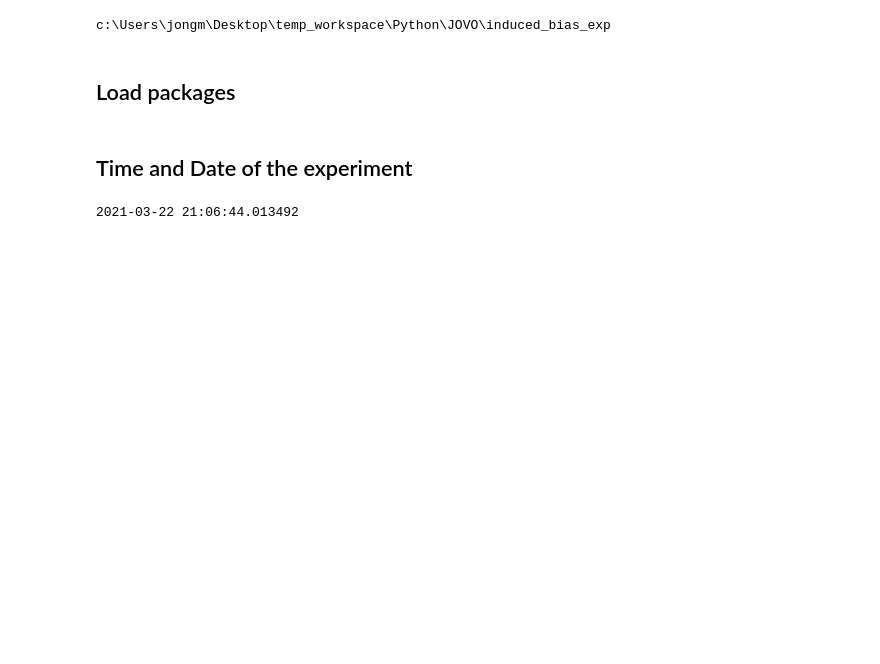
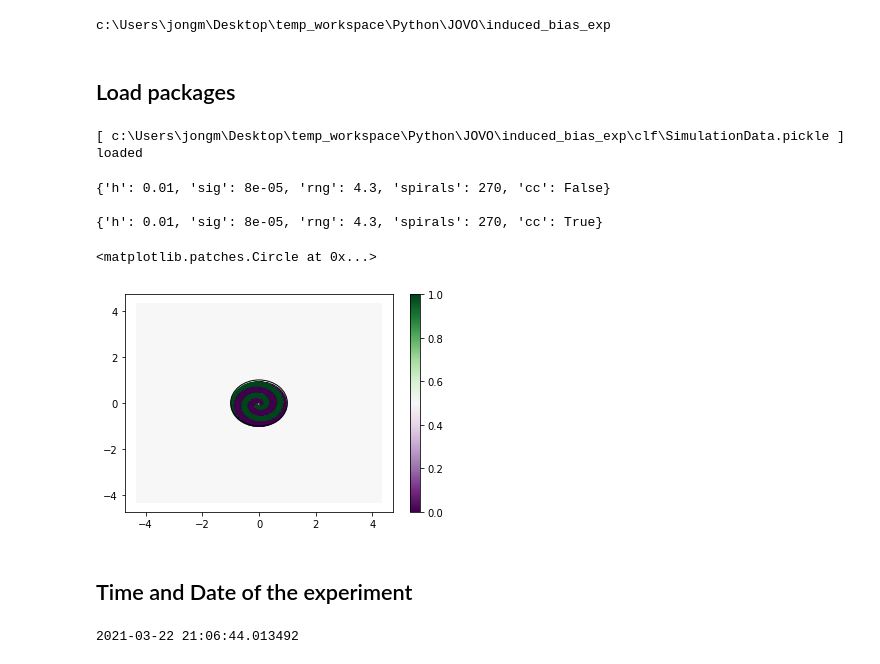
Before and after one commit to jshinm/inductive-bias-experiment, a Jupyter notebook: experiments/simulation_characteristics.ipynb, the cells around one changed output. Drawn from its saved outputs; the diff is of its cells as text; code cells hidden in the pictures; blank space fills up the shorter version.

Commit message:
3/29 temp update

```diff
--- a/experiments/simulation_characteristics.ipynb
+++ b/experiments/simulation_characteristics.ipynb
@@ -24,6 +24,35 @@ cmap = 'PRGn'
 # %%
 from src.inductive_bias import IB
 ib = IB() #instantiate inductive bias package
+# %%
+ib.load()
+# %% [output]
+[ c:\Users\jongm\Desktop\temp_workspace\Python\JOVO\induced_bias_exp\clf\SimulationData.pickle ] loaded
+# %%
+kwargs = {'h': 0.01, 'sig':0.25, 'rng':3, 'spirals':1270}
+
+ib.get_posterior(**kwargs)
+# %% [output]
+{'h': 0.01, 'sig': 8e-05, 'rng': 4.3, 'spirals': 270, 'cc': False}
+
+{'h': 0.01, 'sig': 8e-05, 'rng': 4.3, 'spirals': 270, 'cc': True}
+# %%
+tx, ty, tc = ib.truepst[1][2]
+
+idxT = (abs(tx) <= 3) * (abs(ty) <= 3)
+
+tx = tx[idxT]
+ty = ty[idxT]
+tc = tc[idxT]
+
+fig, ax = plt.subplots()
+
+mlp = ax.scatter(tx,ty, c=tc, s=1, cmap='PRGn')
+fig.colorbar(mlp)
+ax.add_patch(Circle((0,0), radius=1, edgecolor='k', fill=False))
+# %% [output]
+<matplotlib.patches.Circle at 0x...>
+[figure, added]
 # %% [markdown]
 ## Time and Date of the experiment
 # %%
```
Also changed, not shown: 4 other files.
